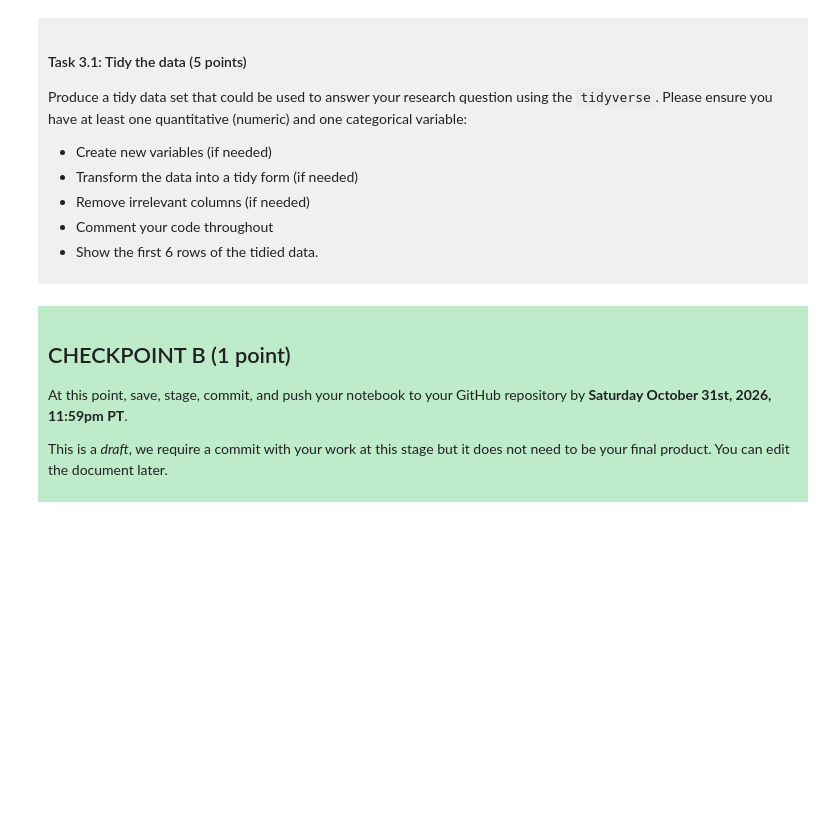
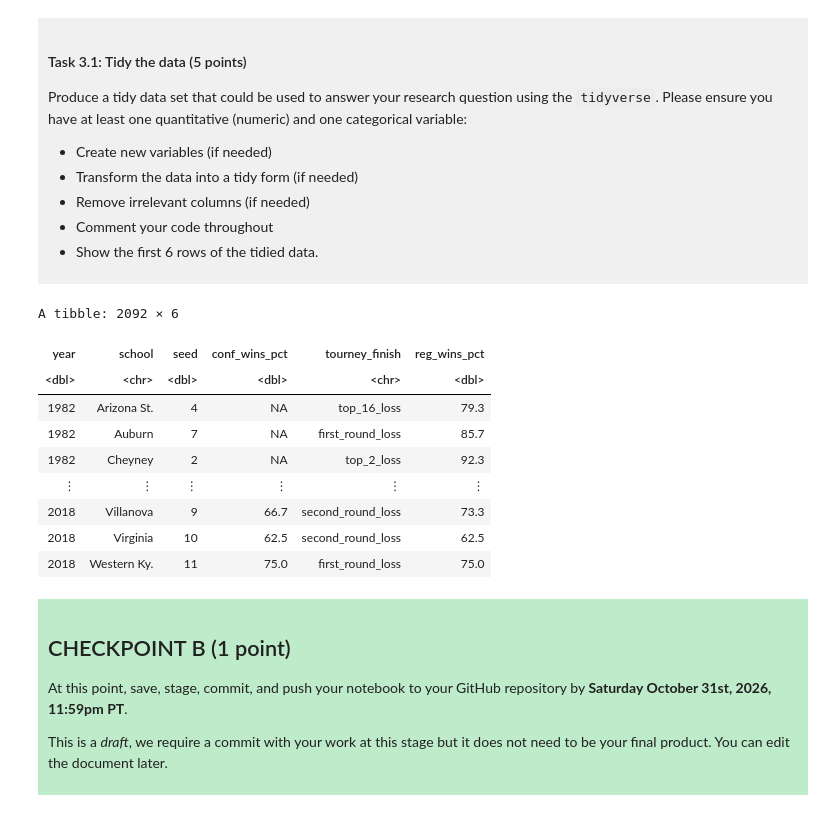
Before and after one commit to alannamain/dsci-100-project-alanna-main, a Jupyter notebook: dsci-100-project-notebook.ipynb, the cells around one changed output. Drawn from its saved outputs; the diff is of its cells as text; code cells hidden in the pictures; blank space fills up the shorter version.

```diff
--- a/dsci-100-project-notebook.ipynb
+++ b/dsci-100-project-notebook.ipynb
@@ -189,7 +216,22 @@ Produce a tidy data set that could be used to answer your research question usin
 
 </div>
 # %%
-### EDIT THIS CODE CELL ###
+library(tidyverse) #loading this to make sure I can use the select() function
+march_madness_tidy<- select(march_madness_data, year, school, seed,conf_wins_pct, tourney_finish, reg_wins_pct)
+#I selected out only the important columns for my research question and named it
+march_madness_tidy #I wrote this line so that when I run this cell the six rows will be shown
+#Im confused on what comment code throughout means so hopefully I did it right
+# %% [output]
+A tibble: 2092 × 6
+| year | school | seed | conf_wins_pct | tourney_finish | reg_wins_pct |
+| <dbl> | <chr> | <dbl> | <dbl> | <chr> | <dbl> |
+| 1982 | Arizona St. | 4 | NA | top_16_loss | 79.3 |
+| 1982 | Auburn | 7 | NA | first_round_loss | 85.7 |
+| 1982 | Cheyney | 2 | NA | top_2_loss | 92.3 |
+| ⋮ | ⋮ | ⋮ | ⋮ | ⋮ | ⋮ |
+| 2018 | Villanova | 9 | 66.7 | second_round_loss | 73.3 |
+| 2018 | Virginia | 10 | 62.5 | second_round_loss | 62.5 |
+| 2018 | Western Ky. | 11 | 75.0 | first_round_loss | 75.0 |
 # %% [markdown]
 <div style="background-color: #beebca; padding: 10px;">
 
```
Also changed, not shown: parts of 3 cells of this notebook.
